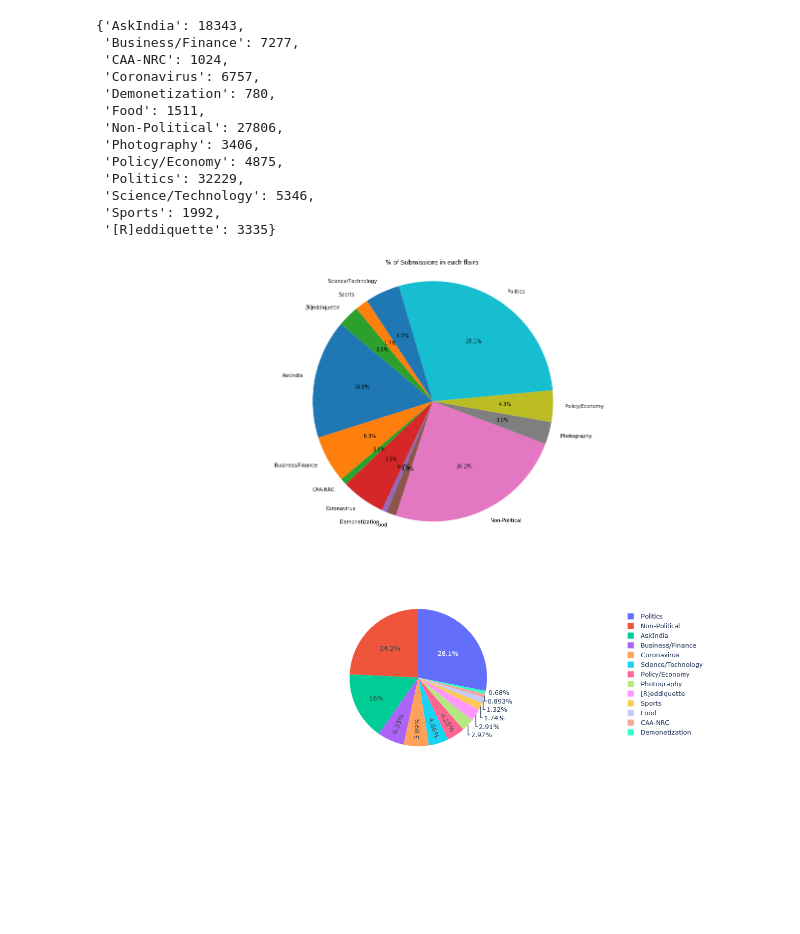
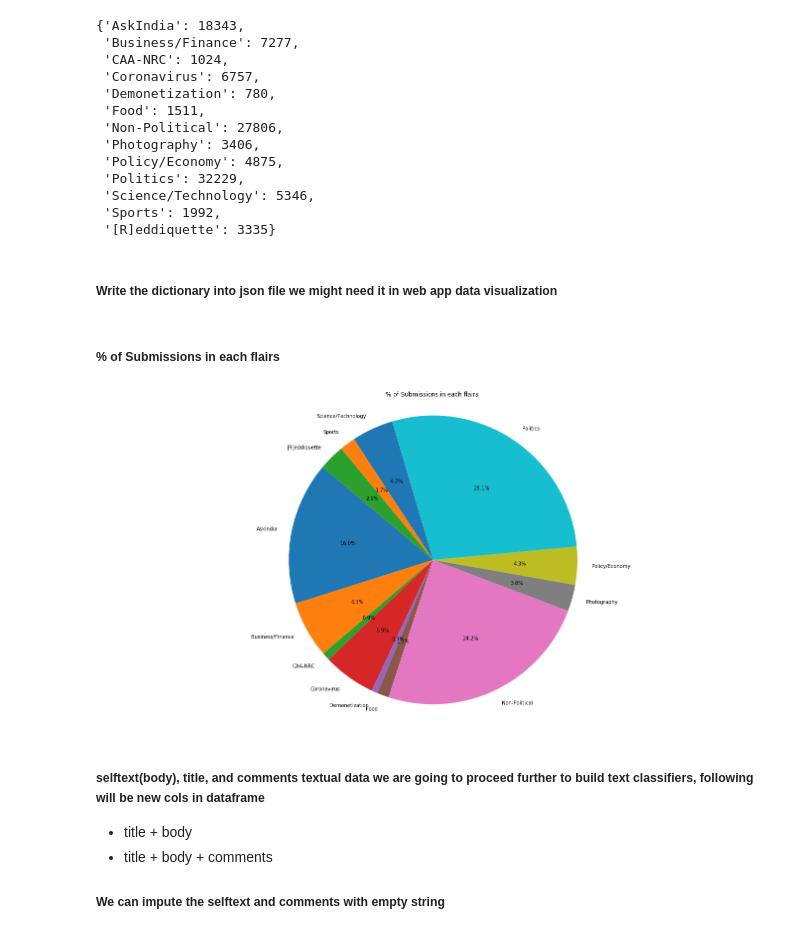
Before and after one commit to macabdul9/reddit-flait-detector, a Jupyter notebook: notebooks/reddit_flair_data_acquisation_June_2019.ipynb, the cells around one changed output. Saved outputs shown, nothing was run; the diff lists cells and outputs as text; code cells hidden in the pictures; blank space fills up the shorter version.

```diff
--- a/notebooks/reddit_flair_data_acquisation_June_2019.ipynb
+++ b/notebooks/reddit_flair_data_acquisation_June_2019.ipynb
@@ -413,3 +395,5 @@ new_flairs_freq
  'Science/Technology': 5346,
  'Sports': 1992,
  '[R]eddiquette': 3335}
+# %% [markdown]
+##### Write the dictionary into json file we might need it in web app data visualization
@@ -416,16 +403,15 @@ new_flairs_freq
+# %% [markdown]
+##### % of Submissions in each flairs
 # %%
-# Write the dictionary into json file we might need it in web app data visualization
-# % of Submissions in each flairs
-plt.figure(figsize=(24, 10))
+plt.figure(figsize=(24, 12))
 plt.pie(new_freq, labels=new_flairs, autopct='%1.1f%%', startangle=140)
 plt.axis('equal')
 plt.title("% of Submissions in each flairs")
 plt.show()
 # %% [output]
-[figure, old version]
+[figure, new version]
-# %%
-
-fig = go.Figure(data=[go.Pie(labels=new_flairs, values=new_freq)])
-fig.show()
-# %% [output]
-[figure, removed]
+# %% [markdown]
+##### selftext(body), title, and comments textual data we are going to proceed further to build text classifiers, following will be new cols in dataframe
+- title + body
+- title + body + comments
+##### We can impute the selftext and comments with empty string
```
Also changed, not shown: parts of 53 cells of this notebook, 1 other file.
